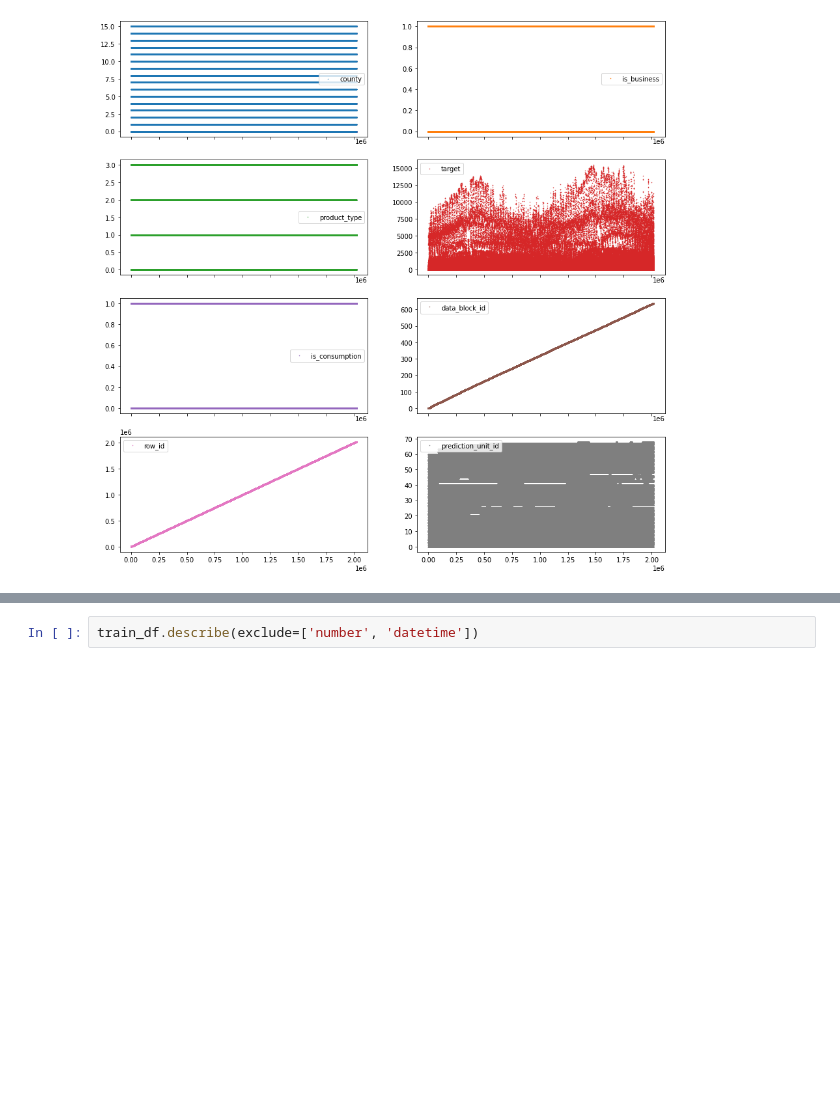
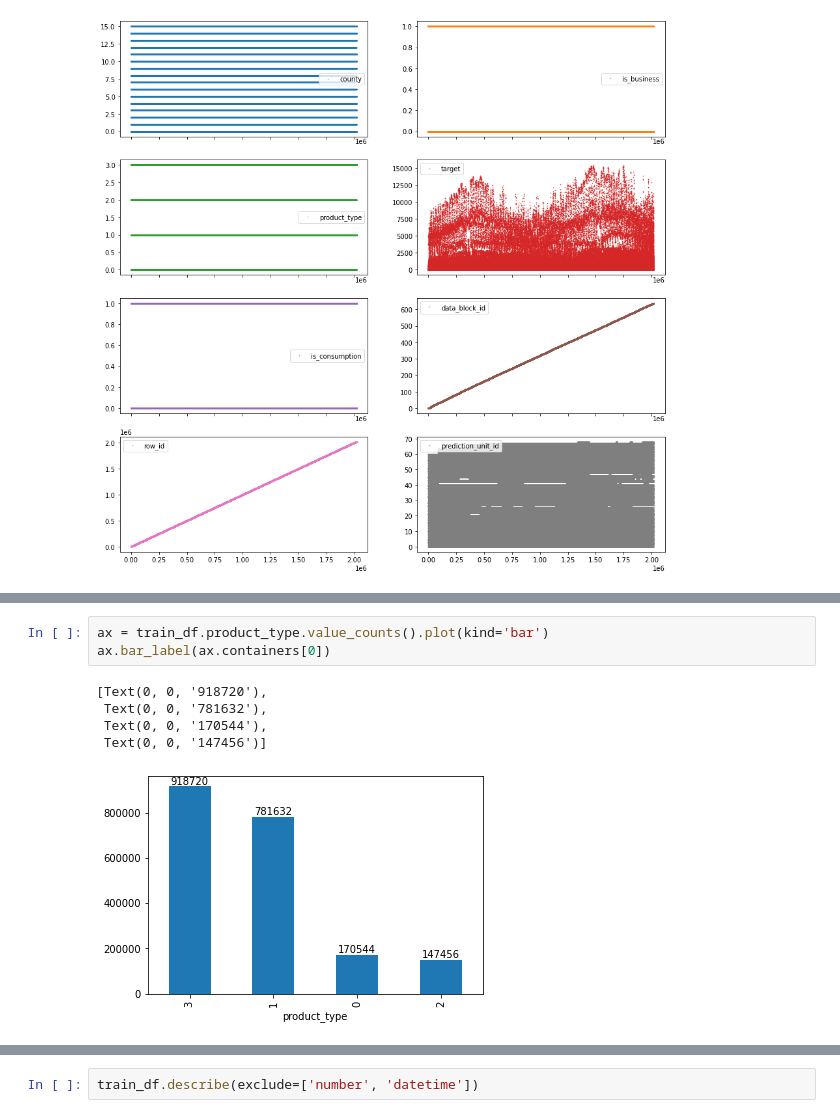
Before and after one commit to sitsawek/data-science-project, a Jupyter notebook: predict-energy-behavior-of-prosumers.ipynb, the cells around one changed output, grey strips where cells are left out. Saved outputs shown, nothing was run; the diff lists cells and outputs as text; blank space fills up the shorter version.

```diff
--- a/predict-energy-behavior-of-prosumers.ipynb
+++ b/predict-energy-behavior-of-prosumers.ipynb
@@ -129,0 +158,9 @@ array([[<AxesSubplot: >, <AxesSubplot: >],
+# %%
+ax = train_df.product_type.value_counts().plot(kind='bar')
+ax.bar_label(ax.containers[0])
+# %% [output]
+[Text(0, 0, '918720'),
+ Text(0, 0, '781632'),
+ Text(0, 0, '170544'),
+ Text(0, 0, '147456')]
+[figure, added]
```
Also changed, not shown: parts of 13 cells of this notebook.
